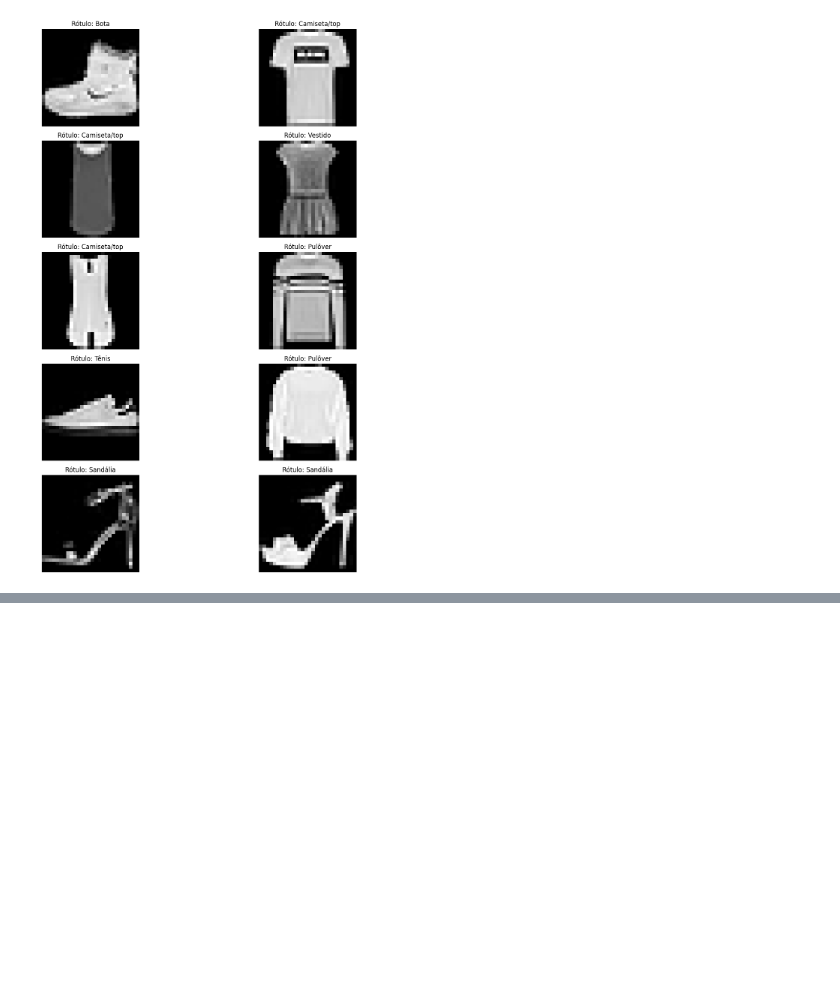
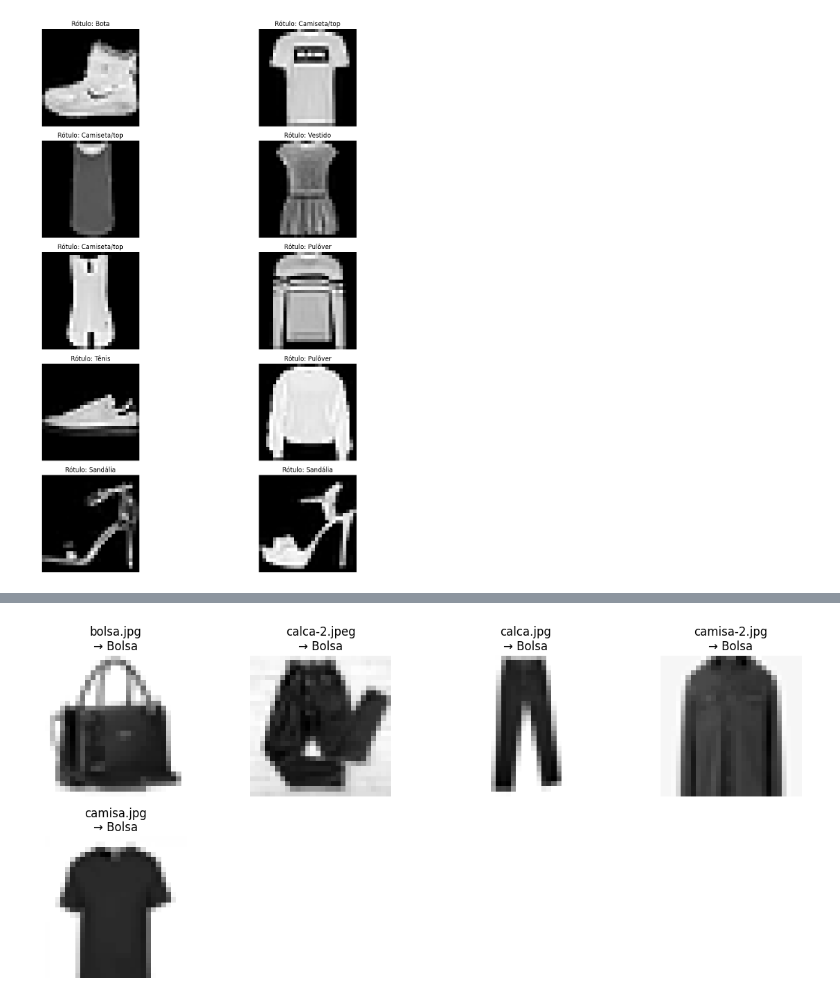
Before and after one commit to CaioHarrys/neural, a Jupyter notebook: fashion.ipynb, the cells around one changed output, grey strips where cells are left out. Saved outputs shown, nothing was run; the diff lists cells and outputs as text; code cells hidden in the pictures; blank space fills up the shorter version.

```diff
--- a/fashion.ipynb
+++ b/fashion.ipynb
@@ -114,0 +137,39 @@ img_array = 255 - img_array
+# %%
+import os
+from PIL import Image
+
+# Pasta com imagens que você quer classificar
+caminho_pasta = './imagens'
+
+# Função para carregar e preparar imagens
+def carregar_imagem(caminho):
+    img = Image.open(caminho).convert('L')  # Converte para tons de cinza
+    img = img.resize((28, 28))  # Redimensiona para o tamanho do dataset original
+    img_array = np.array(img)
+    img_array = img_array / 255.0  # Normaliza
+    return img_array
+
+# Lista de classes do Fashion MNIST
+classes_nomes = ['Camiseta/top', 'Calça', 'Pulôver', 'Vestido', 'Casaco',
+                 'Sandália', 'Camisa', 'Tênis', 'Bolsa', 'Bota']
+
+# Carregar imagens da pasta e fazer predições
+plt.figure(figsize=(12, 8))
+
+for i, nome_arquivo in enumerate(os.listdir(caminho_pasta)):
+    caminho_imagem = os.path.join(caminho_pasta, nome_arquivo)
+    imagem = carregar_imagem(caminho_imagem)
+    imagem_reshape = imagem.reshape(1, 28, 28)  # Adiciona dimensão de batch
+
+    predicao = modelo.predict(imagem_reshape)
+    classe_prevista = classes_nomes[np.argmax(predicao)]
+
+    # Plotar imagem com nome e classe prevista
+    plt.subplot(3, 4, i + 1)
+    plt.imshow(imagem, cmap='gray')
+    plt.title(f"{nome_arquivo}\n→ {classe_prevista}")
+    plt.axis('off')
+
+plt.tight_layout()
+plt.show()
+# %% [output]
@@ -114,0 +181 @@ img_array = 255 - img_array
+[figure, added]
```
Also changed, not shown: parts of 6 cells of this notebook, 3 other files.
